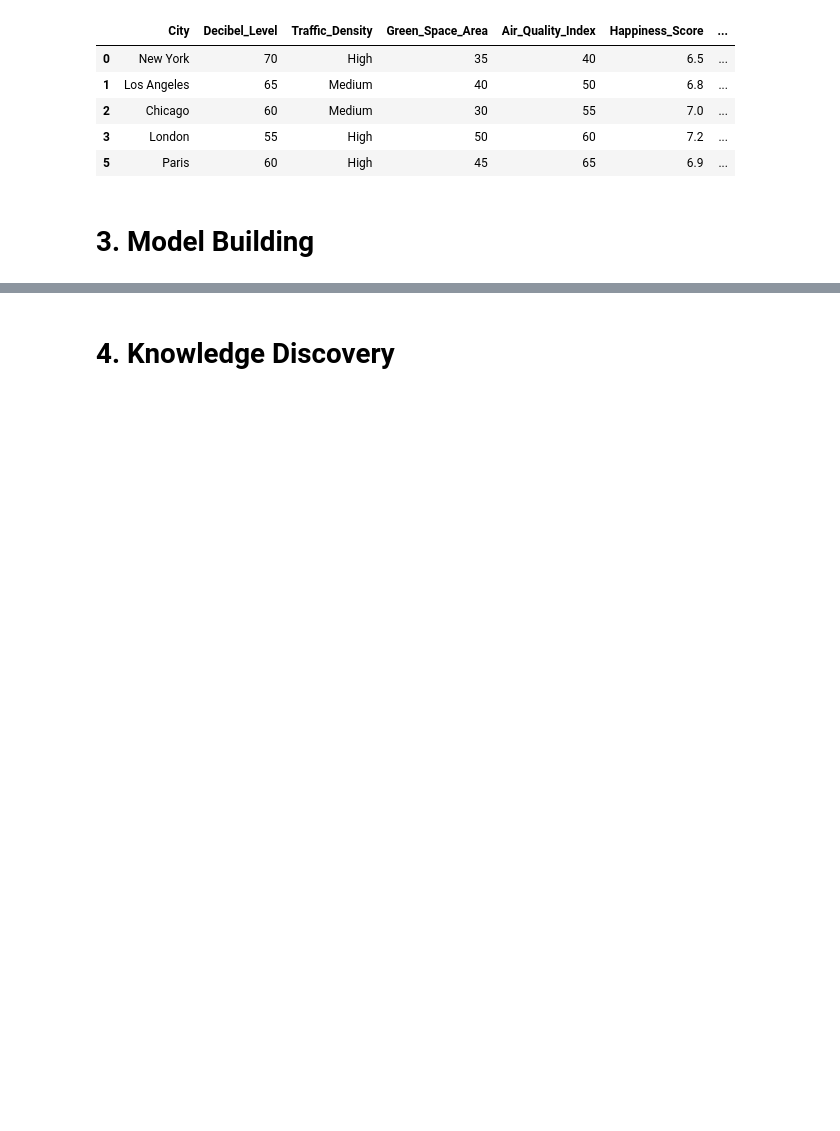
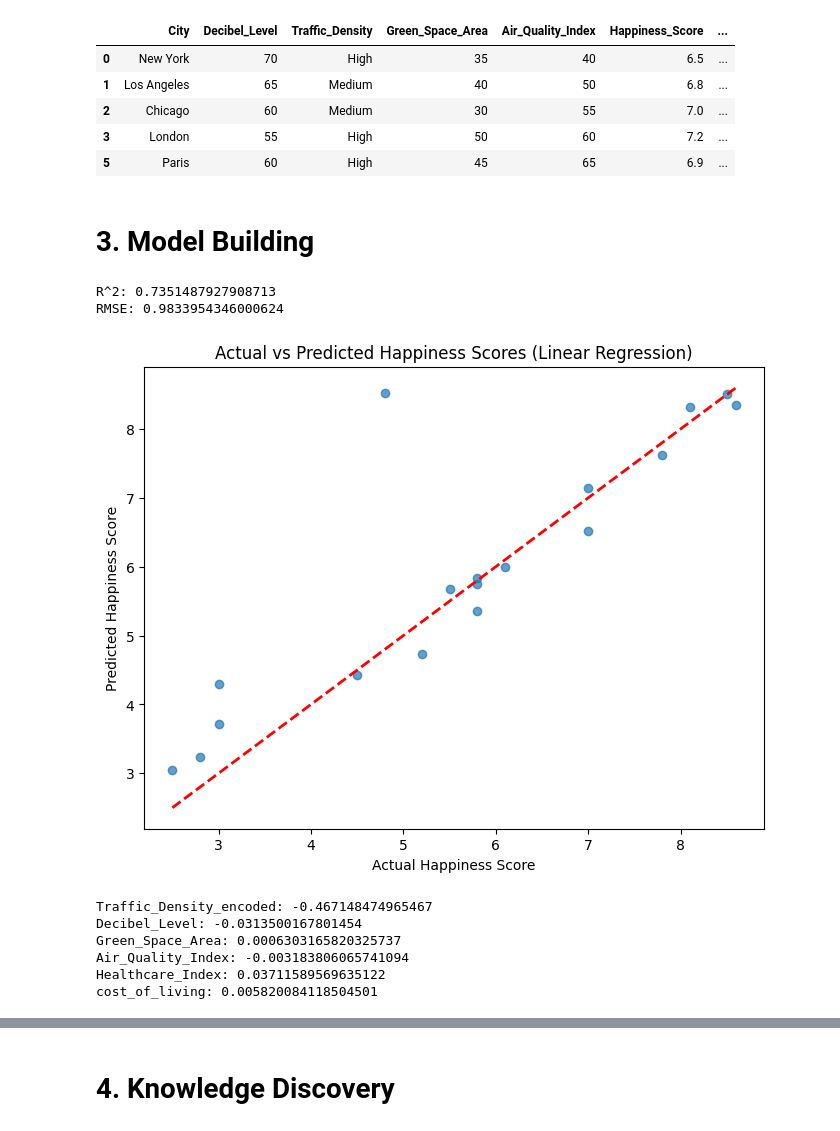
Before and after one commit to dudghks/cs301project, a Jupyter notebook: CS301_Project_Milestone_2.ipynb, the cells around one changed output, grey strips where cells are left out. Cells and saved outputs as stored; diff of their text form; code cells hidden in the pictures; blank space fills up the shorter version.

```diff
--- a/CS301_Project_Milestone_2.ipynb
+++ b/CS301_Project_Milestone_2.ipynb
@@ -582,31 +595,73 @@ df.head(5)
 from sklearn.model_selection import train_test_split
 from sklearn.compose import ColumnTransformer
 from sklearn.preprocessing import OrdinalEncoder
-# todo: import whatever other preprocessors i need
+from sklearn.linear_model import LinearRegression
+from sklearn.metrics import r2_score, mean_squared_error
 
-# todo: pick from these
-# from sklearn.tree import RandomForestRegressor
-# from sklearn.naive_bayes import GaussianNB
-# from sklearn.linear_model import LinearRegression
-
-from sklearn.metrics import r2_score
-
+# Features and Target
 X = merged[['Decibel_Level', 'Traffic_Density', 'Green_Space_Area', 'Air_Quality_Index', 'Healthcare_Index', 'cost_of_living']]
 y = merged['Happiness_Score']
 
-
+# Preprocess Categorical Column
 transformer = ColumnTransformer(
-    transformers = [
-        ('Traffic_Density', OrdinalEncoder(categories=[['Low', 'Medium', 'High', 'Very High']]), ['Traffic_Density']),
-    ]
+    transformers=[
+        ('traffic', OrdinalEncoder(categories=[['Low', 'Medium', 'High', 'Very High']]), ['Traffic_Density'])
+    ],
+    remainder='passthrough'
 )
 
-X_train, X_test, y_train, y_test = test_train_split(X, y, test_size=0.2, random_state=0)
+# Train Test Split
+X_train, X_test, y_train, y_test = train_test_split(X, y, test_size=0.2, random_state=0)
 
+# Transform Data
 X_train = transformer.fit_transform(X_train)
 X_test = transformer.transform(X_test)
 
-# model = Model()
-# model.fit(X_train, y_train)
-# y_pred = model.predict(X_test)
-# score = metric(y_test, y_pred)
+# Model
+model = LinearRegression()
+model.fit(X_train, y_train)
+
+# Predictions
+y_pred = model.predict(X_test)
+
+# Evaluation
+r2 = r2_score(y_test, y_pred)
+rmse = np.sqrt(mean_squared_error(y_test, y_pred))
+
+print("R^2:", r2)
+print("RMSE:", rmse)
+# %% [output]
+R^2: 0.7351487927908713
+RMSE: 0.9833954346000624
+# %%
+import matplotlib.pyplot as plt
+
+plt.figure(figsize=(8,6))
+plt.scatter(y_test, y_pred, alpha=0.7)
+plt.plot([y_test.min(), y_test.max()], [y_test.min(), y_test.max()],
+         color='red', linestyle='--', linewidth=2)
+
+plt.xlabel("Actual Happiness Score")
+plt.ylabel("Predicted Happiness Score")
+plt.title("Actual vs Predicted Happiness Scores (Linear Regression)")
+plt.show()
+# %% [output]
+[figure, added]
+# %%
+# Get feature names after transformation
+feature_names = ['Traffic_Density_encoded',
+                 'Decibel_Level', 'Green_Space_Area',
+                 'Air_Quality_Index', 'Healthcare_Index',
+                 'cost_of_living']
+
+coeffs = model.coef_
+
+for name, coef in zip(feature_names, coeffs):
+    print(f"{name}: {coef}")
+# %% [output]
+Traffic_Density_encoded: -0.467148474965467
+Decibel_Level: -0.0313500167801454
+Green_Space_Area: 0.0006303165820325737
+Air_Quality_Index: -0.003183806065741094
+Healthcare_Index: 0.03711589569635122
+cost_of_living: 0.005820084118504501
```
Also changed, not shown: parts of 7 cells of this notebook.
